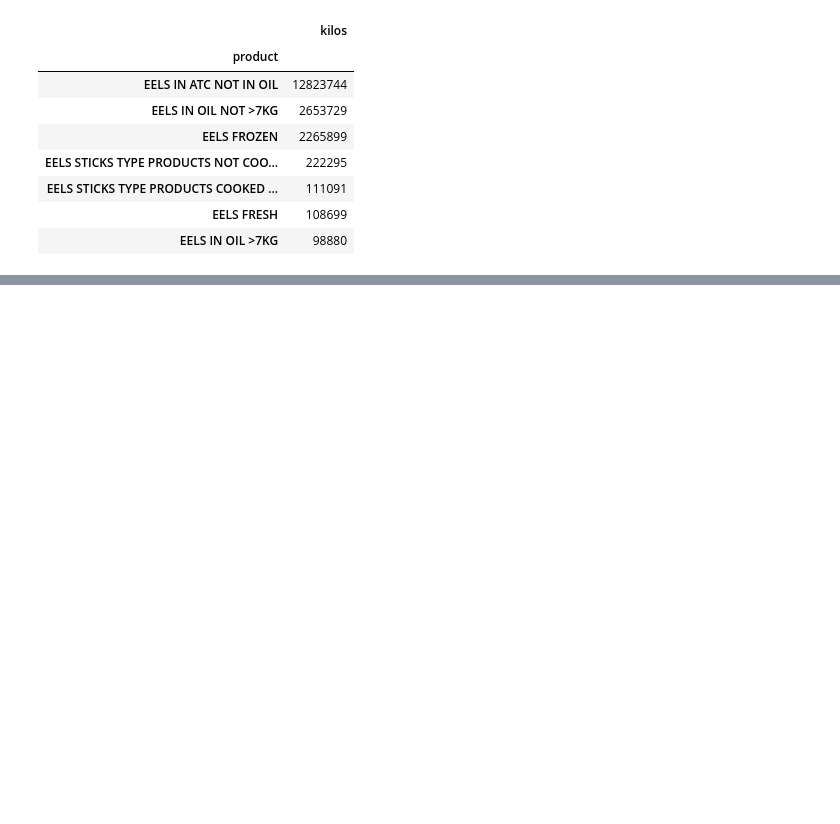
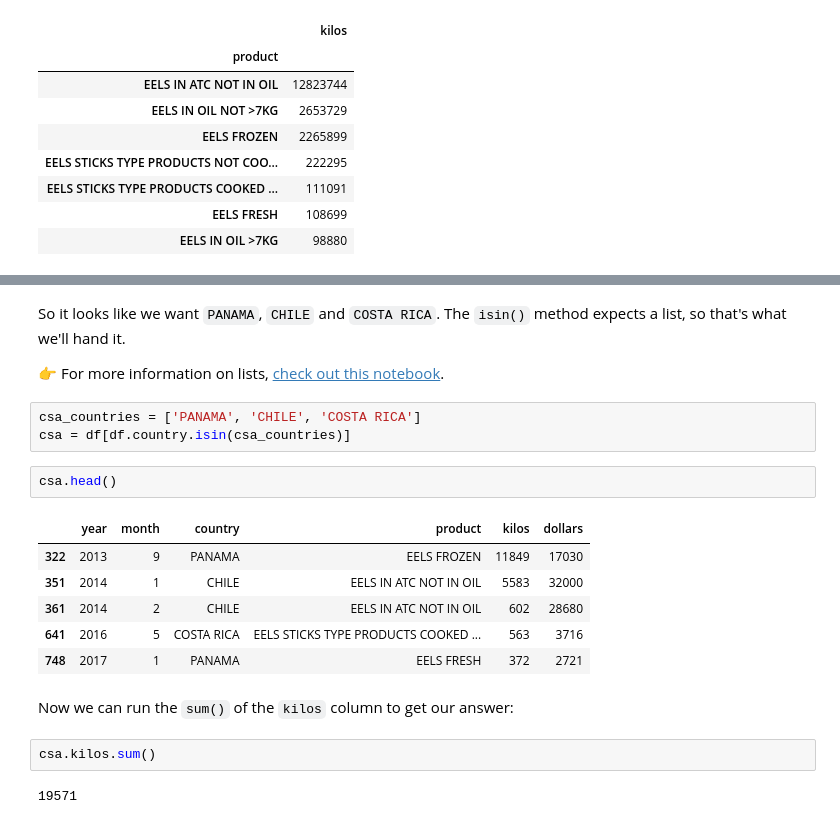
Before and after one commit to ireapps/cfj-2018, a Jupyter notebook: completed/03. pandas => Eel import data.ipynb, the cells around one changed output, grey strips where cells are left out. Saved outputs shown, nothing was run; the diff lists cells and outputs as text; blank space fills up the shorter version.

Commit message:
another big update -- group homework, more data, etc.

```diff
--- a/completed/03. pandas => Eel import data.ipynb
+++ b/completed/03. pandas => Eel import data.ipynb
@@ -260,0 +276,22 @@ pop_products
+# %% [markdown]
+So it looks like we want `PANAMA`, `CHILE` and `COSTA RICA`. The `isin()` method expects a list, so that's what we'll hand it.
+
+👉 For more information on lists, [check out this notebook](../reference/Python%20data%20types%20and%20basic%20syntax.ipynb#Lists).
+# %%
+csa_countries = ['PANAMA', 'CHILE', 'COSTA RICA']
+csa = df[df.country.isin(csa_countries)]
+# %%
+csa.head()
+# %% [output]
+|  | year | month | country | product | kilos | dollars |
+| 322 | 2013 | 9 | PANAMA | EELS FROZEN | 11849 | 17030 |
+| 351 | 2014 | 1 | CHILE | EELS IN ATC NOT IN OIL | 5583 | 32000 |
+| 361 | 2014 | 2 | CHILE | EELS IN ATC NOT IN OIL | 602 | 28680 |
+| 641 | 2016 | 5 | COSTA RICA | EELS STICKS TYPE PRODUCTS COOKED ... | 563 | 3716 |
+| 748 | 2017 | 1 | PANAMA | EELS FRESH | 372 | 2721 |
+# %% [markdown]
+Now we can run the `sum()` of the `kilos` column to get our answer:
+# %%
+csa.kilos.sum()
+# %% [output]
+19571
```
Also changed, not shown: parts of 4 cells of this notebook, 38 other files.
